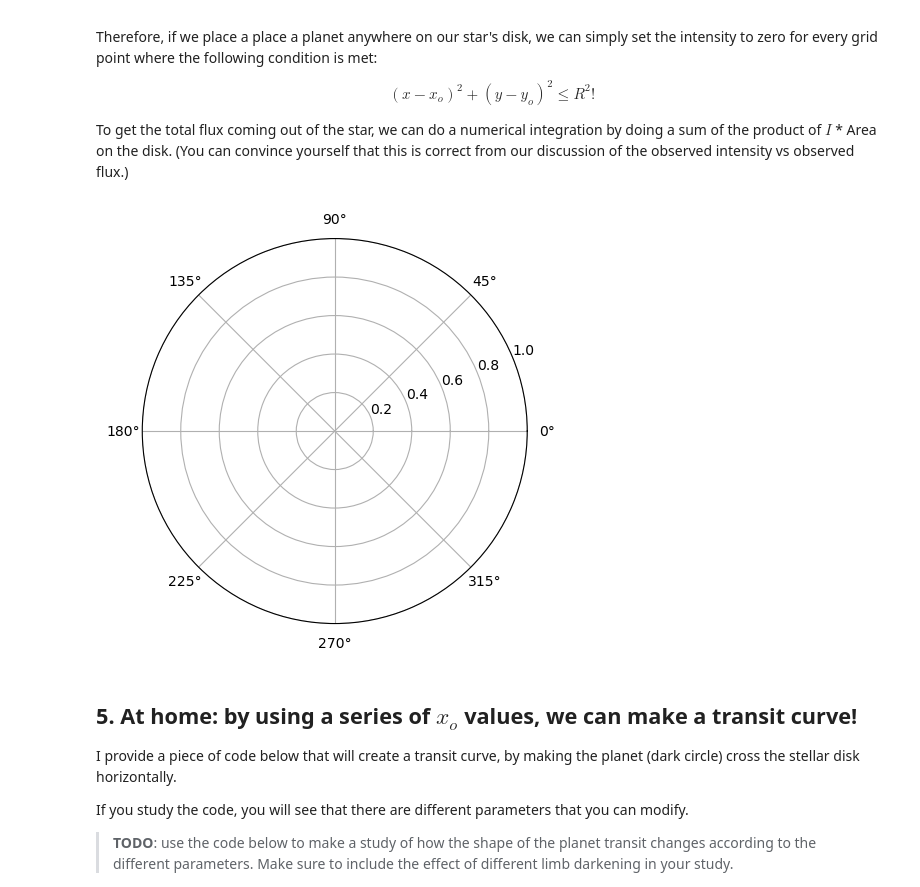
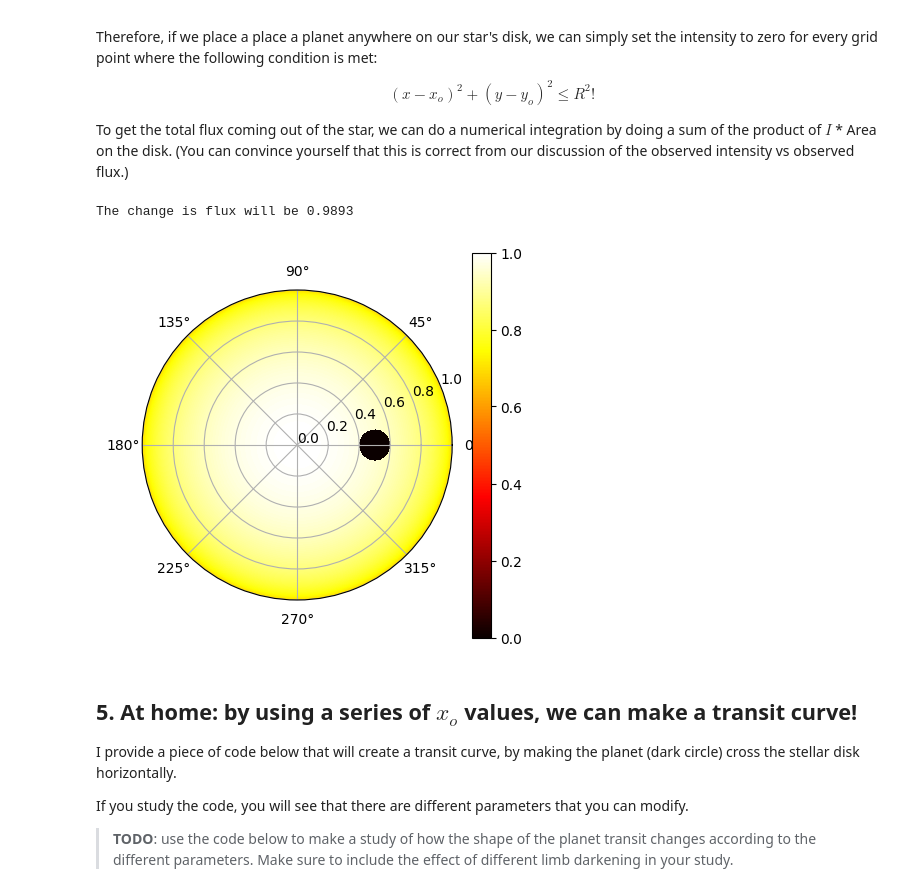
Before and after one commit to ankxie/PHYS633, a Jupyter notebook: Book/L14-LimbDarkening/14-LimbDarkening-template.ipynb, the cells around one changed output. Cells and saved outputs as stored; diff of their text form; code cells hidden in the pictures.

```diff
--- a/Book/L14-LimbDarkening/14-LimbDarkening-template.ipynb
+++ b/Book/L14-LimbDarkening/14-LimbDarkening-template.ipynb
@@ -147,41 +149,52 @@ fig, ax = plt.subplots(subplot_kw=dict(projection='polar'), figsize=(5,5))
 Source_slope = 0.5
 
 # 1. uncomment the itensity
-#I = (1 + Source_slope*u_grid) / (1+Source_slope)
+I = (1 + Source_slope*u_grid) / (1+Source_slope)
 
 
 # 2. radius ratio of our planet
-
+R = 0.1
 
 # 3. Take a copy of the intensity grid
-
+I_transit = np.copy(I)
 
 # 4. Where is the planet?
+x0 = 0.5
+y0 = 0
 
+x_grid = alpha_grid * np.cos(phi_grid)
+y_grid = alpha_grid * np.sin(phi_grid)
+
+planet = np.where((x_grid - x0)**2 + (y_grid - y0)**2 <= R**2) #will have the indexes of values in x_grid and y_grid that fufil our condition
+
+I_transit[planet] = 0 #selects elements of I_transit where the planet is
 
 #----------------------------------
 # 5. uncomment the following to
 # make an image of the star + planet
 
-#co = ax.pcolormesh(phi_grid, alpha_grid, I_transit, cmap=cmap, vmin=0)
-#plt.colorbar(co)
+co = ax.pcolormesh(phi_grid, alpha_grid, I_transit, cmap=cmap, vmin=0)
+plt.colorbar(co)
 #----------------------------------
 
 
 
 # 6. Find the total flux coming out of the star without the planet
 
+Flux_o = np.sum(I * area_grid)
 
 # 7. Find the total flux coming out of the star with the planet
 
+Flux_transit = np.sum(I_transit * area_grid)
 
 #----------------------------------
 # 8. Uncomment the following:
 
-#print('The change is flux will be {:0.3g}'.format(Flux_transit / Flux_o))
+print('The change is flux will be {:0.4g}'.format(Flux_transit / Flux_o))
 #----------------------------------
 # %% [output]
+The change is flux will be 0.9893
-[figure, old version]
+[figure, new version]
 # %% [markdown]
 ## 5. At home: by using a series of $x_o$ values, we can make a transit curve!
 
```
Also changed, not shown: parts of 2 cells of this notebook.
